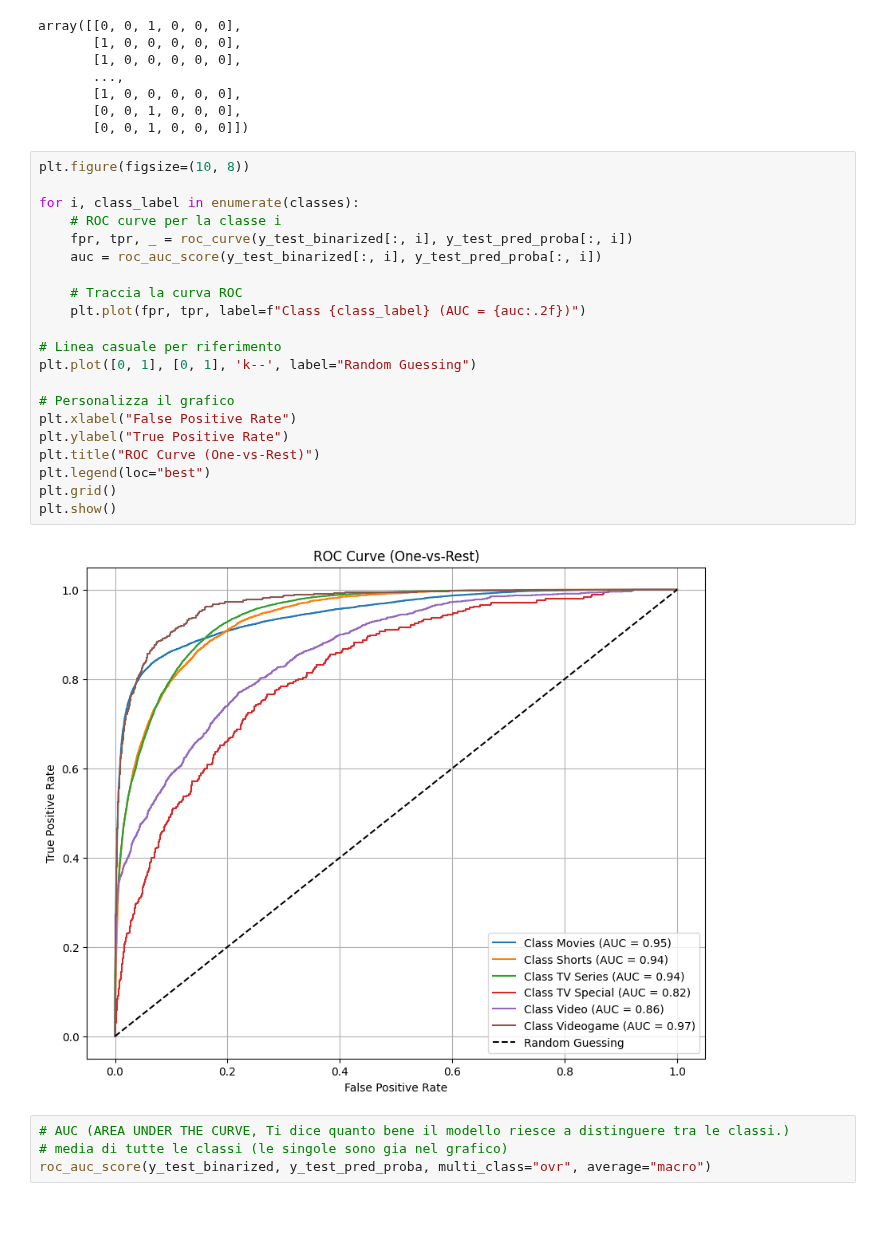
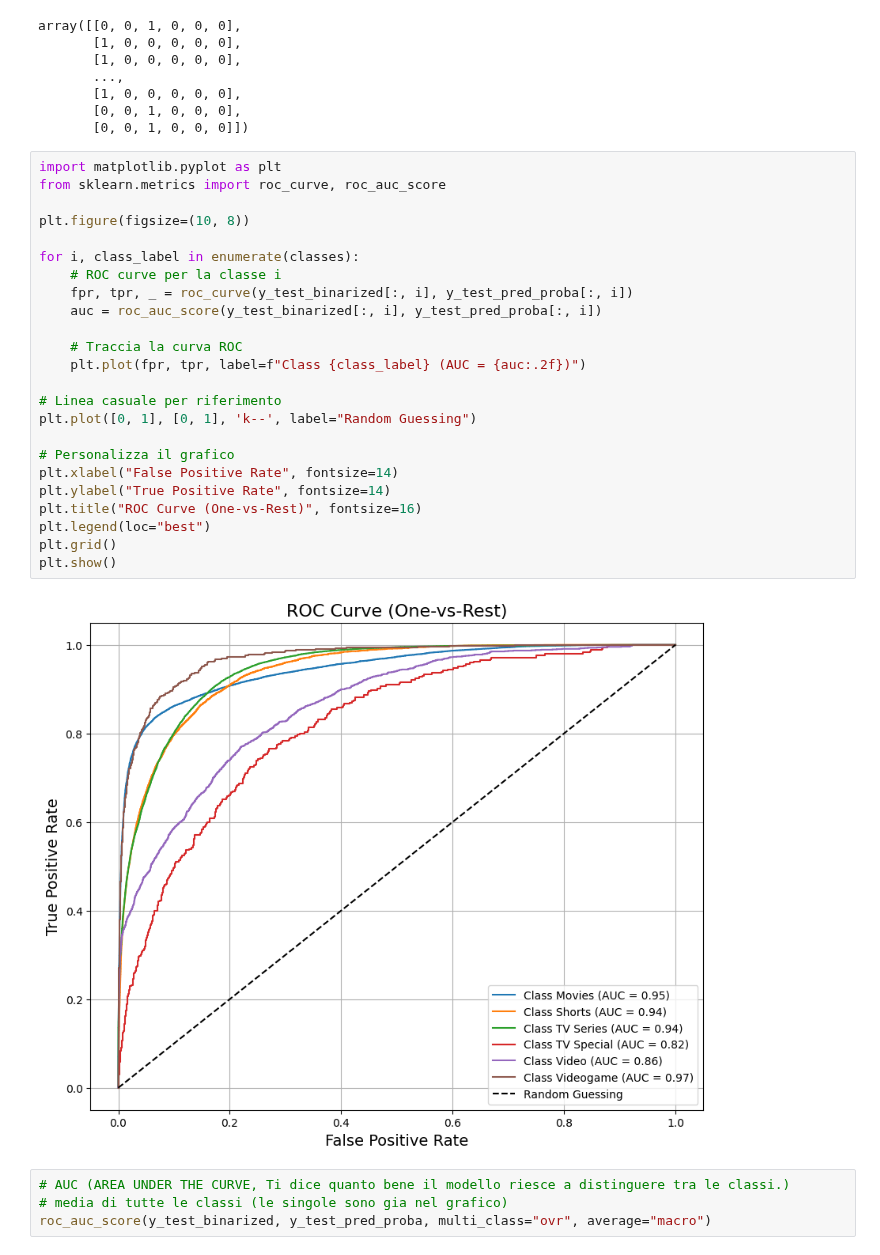
Before and after one commit to luigiascio/Data-Mining-2, a Jupyter notebook: Logistic_regression_titleType.ipynb, the cells around one changed output. Drawn from its saved outputs; the diff is of its cells as text; blank space fills up the shorter version.

Commit message:
updated images

```diff
--- a/Logistic_regression_titleType.ipynb
+++ b/Logistic_regression_titleType.ipynb
@@ -214,28 +214,31 @@ array([[0, 0, 1, 0, 0, 0],
        [0, 0, 1, 0, 0, 0],
        [0, 0, 1, 0, 0, 0]])
 # %%
+import matplotlib.pyplot as plt
+from sklearn.metrics import roc_curve, roc_auc_score
+
 plt.figure(figsize=(10, 8))
 
 for i, class_label in enumerate(classes):
     # ROC curve per la classe i
     fpr, tpr, _ = roc_curve(y_test_binarized[:, i], y_test_pred_proba[:, i])
     auc = roc_auc_score(y_test_binarized[:, i], y_test_pred_proba[:, i])
 
     # Traccia la curva ROC
     plt.plot(fpr, tpr, label=f"Class {class_label} (AUC = {auc:.2f})")
 
 # Linea casuale per riferimento
 plt.plot([0, 1], [0, 1], 'k--', label="Random Guessing")
 
 # Personalizza il grafico
-plt.xlabel("False Positive Rate")
-plt.ylabel("True Positive Rate")
-plt.title("ROC Curve (One-vs-Rest)")
+plt.xlabel("False Positive Rate", fontsize=14)
+plt.ylabel("True Positive Rate", fontsize=14)
+plt.title("ROC Curve (One-vs-Rest)", fontsize=16)
 plt.legend(loc="best")
 plt.grid()
 plt.show()
 # %% [output]
-[figure, old version]
+[figure, new version]
 # %%
 # AUC (AREA UNDER THE CURVE, Ti dice quanto bene il modello riesce a distinguere tra le classi.)
 # media di tutte le classi (le singole sono gia nel grafico)
```
Also changed, not shown: parts of 1 cell of this notebook, 1 other file.
